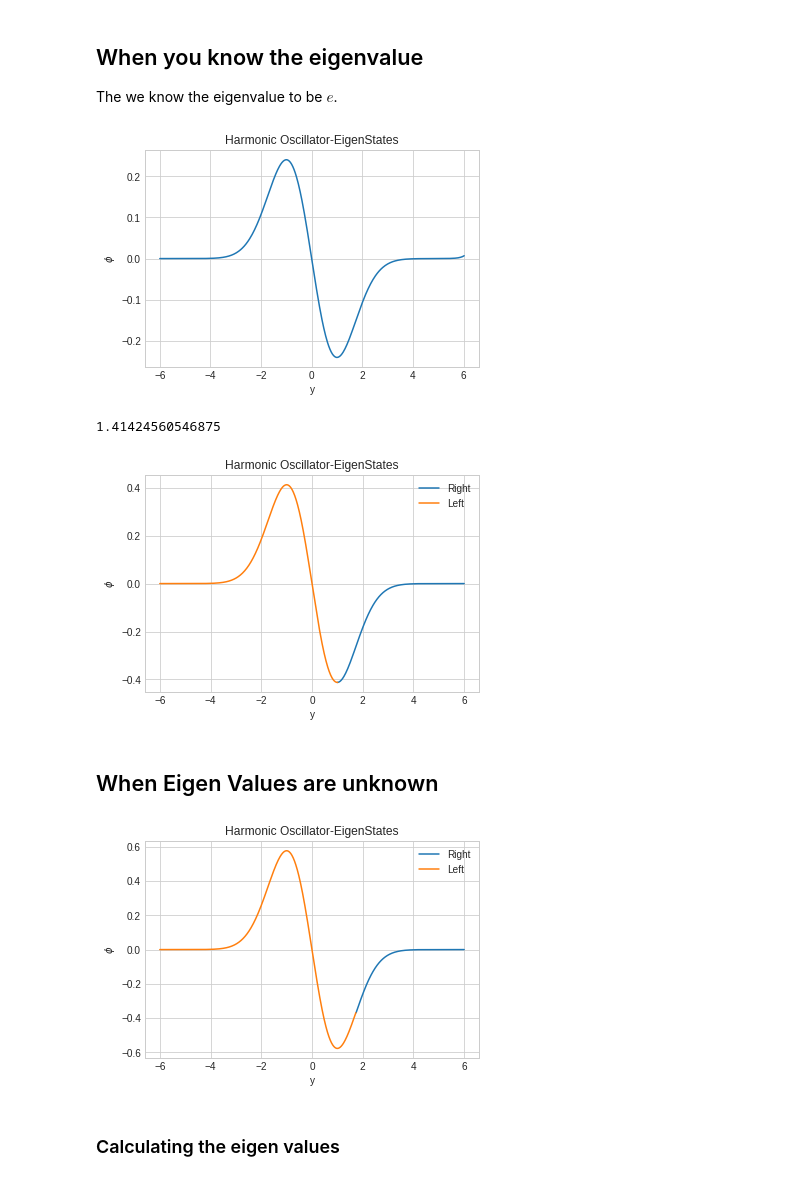
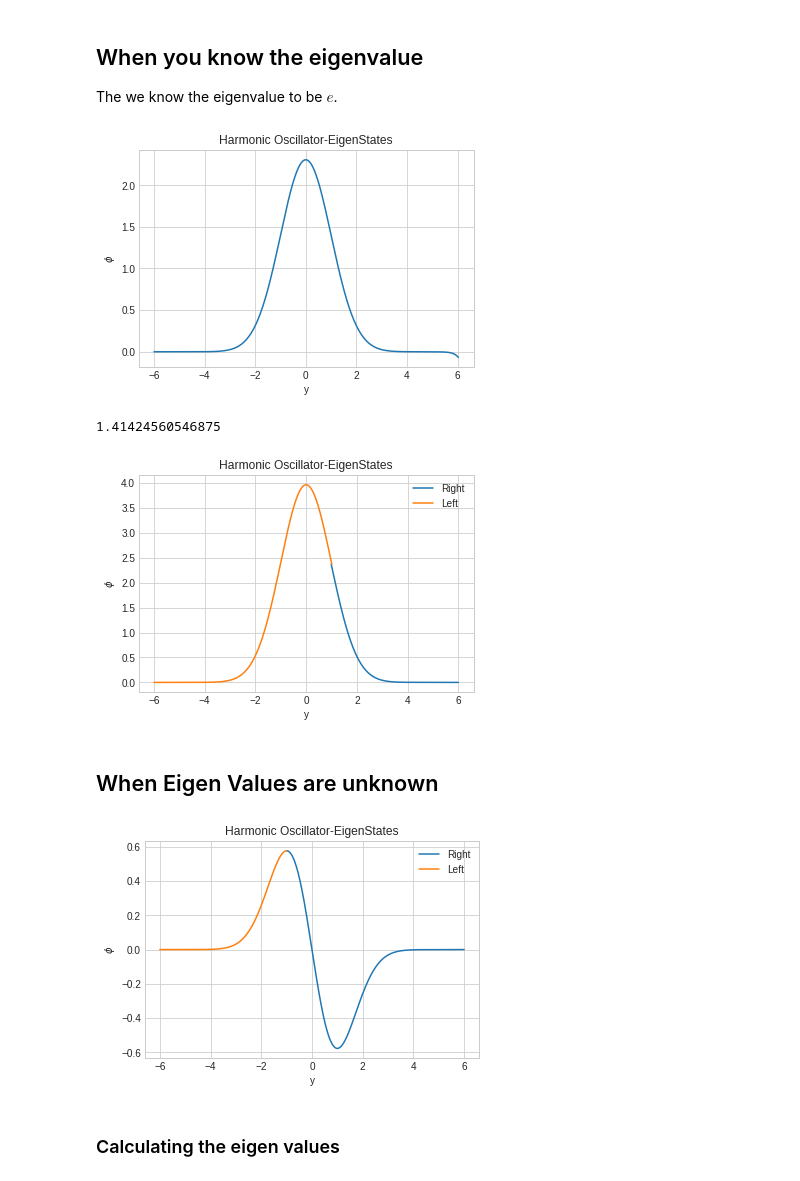
Before and after one commit to iashyam/Computation-QM, a Jupyter notebook: Numerov's_method.ipynb, the cells around one changed output. Cells and saved outputs as stored; diff of their text form; code cells hidden in the pictures.

```diff
--- a/Numerov's_method.ipynb
+++ b/Numerov's_method.ipynb
@@ -40,8 +40,8 @@ The we know the eigenvalue to be $e$.
 # %%
 #the k funciton
 
-n = 1 #nth excited state
-e = 2*n+1
+n = 0 #nth excited state
+e = 2*n+1 #energy of nth excited state
 
 def k(y):
     return e-y**2
@@ -51,13 +51,16 @@ y0 = -6
 yf = 6
 
 N = 500 #number of lattice point
-h = (yf-y0)/N
+h = (yf-y0)/N #lattice spacing
+# h = 0.01
+# N = int((yf-y0)/h)
+
 
 #intial conditions
 phi0 = 0
 y1 = y0+h
 y2 = y1+h
-phi1 = 1e-8
+phi1 = 1e-8 #1x10^-8
 
 #lists to store data
 ys = [y0,y1]
@@ -82,7 +85,7 @@ plt.xlabel('y')
 plt.ylabel(r'$\phi$')
 plt.title('Harmonic Oscillator-EigenStates');
 # %% [output]
-[figure, old version]
+[figure, new version]
 # %%
 def bisection(f,start,end):
     tol = 1e-4
@@ -106,8 +109,7 @@ bisection(g,0,2)
 # %% [output]
 1.41424560546875
 # %%
-def eigen_states(n, space):
-    n = 1 #nth excited state
+def eigen_states(n, space): #n: nth eigen state
     e = 2*n+1
 
     global k
@@ -148,21 +150,21 @@ def eigen_states(n, space):
 
     return np.array(ys),np.array(phis)
 # %%
-ys_left, phi_left = eigen_states(3,(-6,1))
-ys_right,phi_right = eigen_states(3,(6,1))
+ys_left, phi_left = eigen_states(0,(-6,1))
+ys_right,phi_right = eigen_states(0,(6,1))
 
 
 #forced match
 phi_right = phi_right*phi_left[-1]/phi_right[-1]
 
 plt.plot(ys_right,phi_right,label='Right')
 plt.plot(ys_left,phi_left,label='Left')
 plt.xlabel('y')
 plt.ylabel(r'$\phi$')
 plt.legend();
 plt.title('Harmonic Oscillator-EigenStates');
 # %% [output]
-[figure, old version]
+[figure, new version]
 # %% [markdown]
 ## When Eigen Values are unknown
 # %%
@@ -194,7 +196,7 @@ def eigen_states2(e,space):
     return ys,phis
 # %%
 e = 3
-tp = bisection(k,0,6)
+tp = bisection(k,-6,0)
 
 ys_left, phi_left = eigen_states2(3,(-6,tp))
 ys_right,phi_right = eigen_states2(3,(6,tp))
@@ -209,7 +211,7 @@ plt.ylabel(r'$\phi$')
 plt.legend();
 plt.title('Harmonic Oscillator-EigenStates');
 # %% [output]
-[figure, old version]
+[figure, new version]
 # %% [markdown]
 ### Calculating the eigen values
 # %% [markdown]
```
Also changed, not shown: parts of 7 cells of this notebook.
